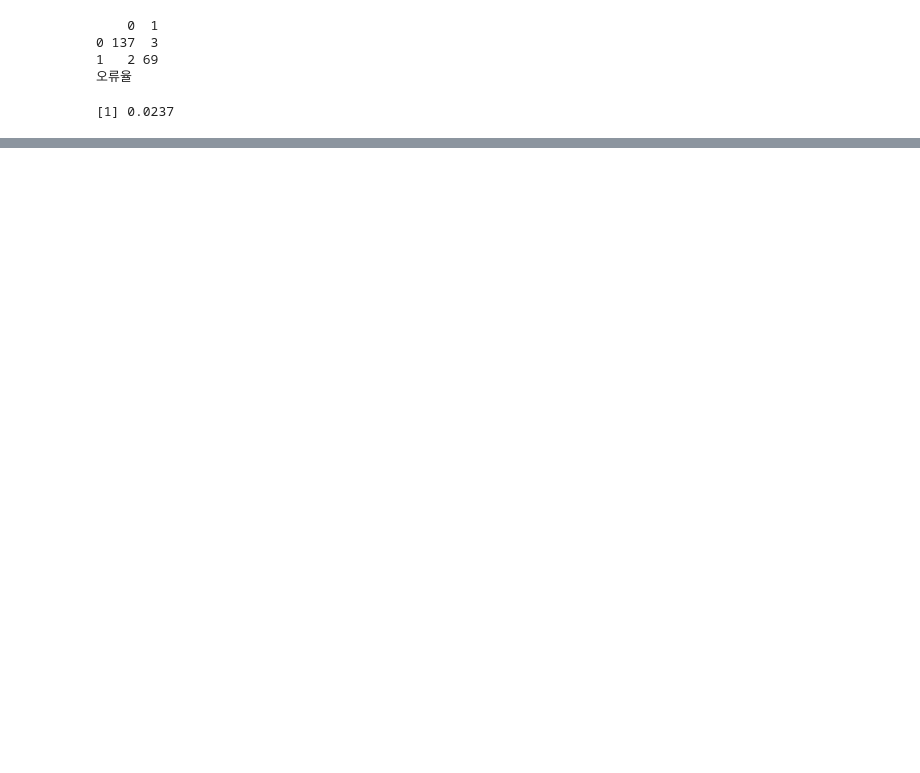
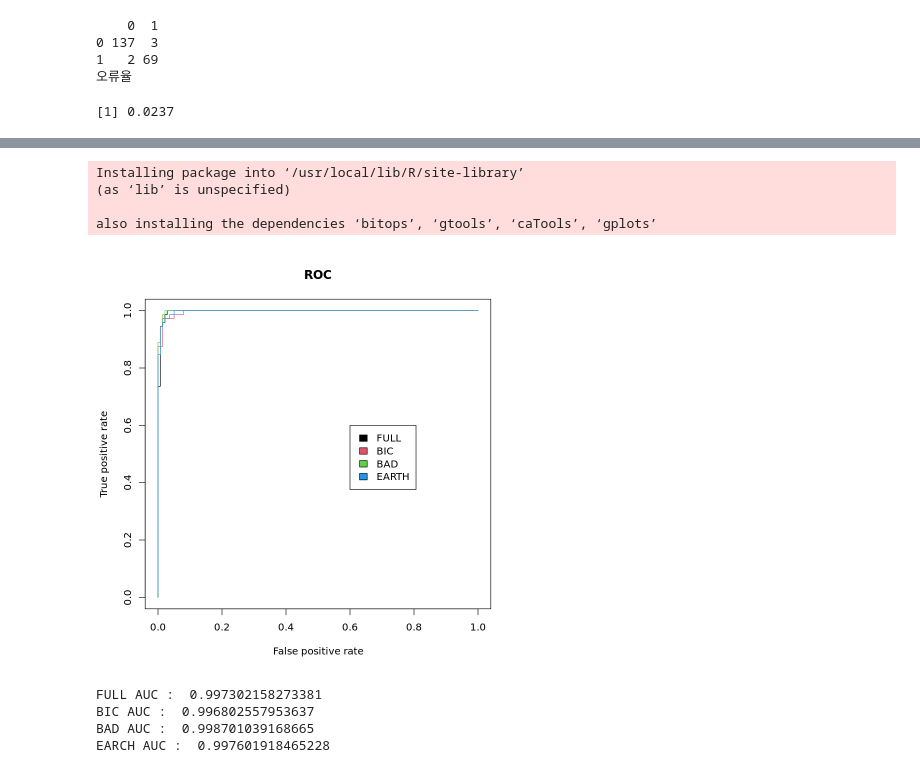
Before and after one commit to zzkl27/DataMining, a Jupyter notebook: R/Basic/선형회귀분석.ipynb, the cells around one changed output, grey strips where cells are left out. Saved outputs shown, nothing was run; the diff lists cells and outputs as text; code cells hidden in the pictures; blank space fills up the shorter version.

```diff
--- a/R/Basic/선형회귀분석.ipynb
+++ b/R/Basic/선형회귀분석.ipynb
@@ -876,0 +1135,5 @@ misClassError(testY, test.probs) # 오류율
+# %%
+test.qda.probs <- predict(qda.fit, newdata=test)$posterior[,2]
+confusionMatrix(testY, test.qda.probs)
+cat("[오차율]")
+misClassError(testY, test.qda.probs)
@@ -876,0 +1227,5 @@ misClassError(testY, test.probs) # 오류율
+# %%
+test.earth.probs <- predict(earth.fit, newdata=test, type="response")
+confusionMatrix(testY, test.earth.probs)
+cat("[오류율]")
+misClassError(testY, test.earth.probs)
@@ -876,0 +1254,40 @@ misClassError(testY, test.probs) # 오류율
+# %%
+# install.packages("ROCR")
+library(ROCR)
+bad.fit <- glm(class ~ ., data=test, family=binomial)
+test.bad.probs <- predict(bad.fit, type="response")
+# %% [output]
+Installing package into ‘/usr/local/lib/R/site-library’
+(as ‘lib’ is unspecified)
+
+also installing the dependencies ‘bitops’, ‘gtools’, ‘caTools’, ‘gplots’
+# %%
+pred.full <- prediction(test.probs, test$class)
+perf.full <- performance(pred.full, "tpr", "fpr")
+plot(perf.full ,main="ROC", col=1)
+
+pred.bic <- prediction(test.bic.probs, test$class)
+perf.bic <- performance(pred.bic, "tpr", "fpr")
+plot(perf.bic ,main="ROC", col=2, add=TRUE)
+
+pred.bad <- prediction(test.bad.probs, test$class)
+perf.bad <- performance(pred.bad, "tpr", "fpr")
+plot(perf.bad ,main="ROC", col=3, add=TRUE)
+
+pred.earth <- prediction(test.earth.probs, test$class)
+perf.earth <- performance(pred.earth, "tpr", "fpr")
+plot(perf.earth ,main="ROC", col=4, add=TRUE)
+
+legend(0.6, 0.6, c("FULL", "BIC", "BAD", "EARTH"), 1:4)
+# %% [output]
+[figure, added]
+# %%
+cat(paste("FULL AUC : ", performance(pred.full, "auc")@y.values, "\n"))
+cat(paste("BIC AUC : ", performance(pred.bic, "auc")@y.values, "\n"))
+cat(paste("BAD AUC : ", performance(pred.bad, "auc")@y.values, "\n"))
+cat(paste("EARCH AUC : ", performance(pred.earth, "auc")@y.values))
+# %% [output]
+FULL AUC :  0.997302158273381
+BIC AUC :  0.996802557953637
+BAD AUC :  0.998701039168665
+EARCH AUC :  0.997601918465228
```
Also changed, not shown: parts of 36 cells of this notebook.
